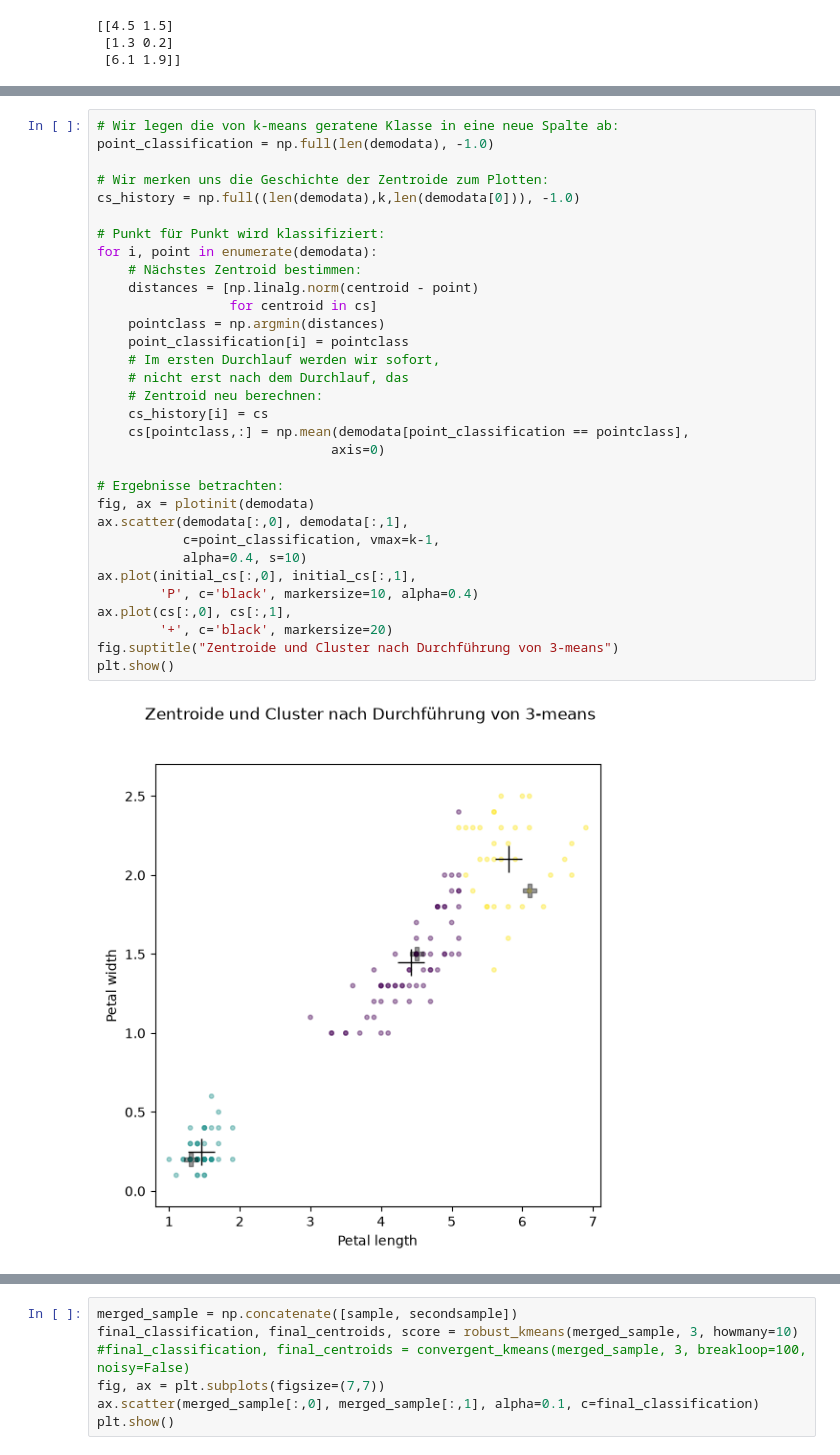
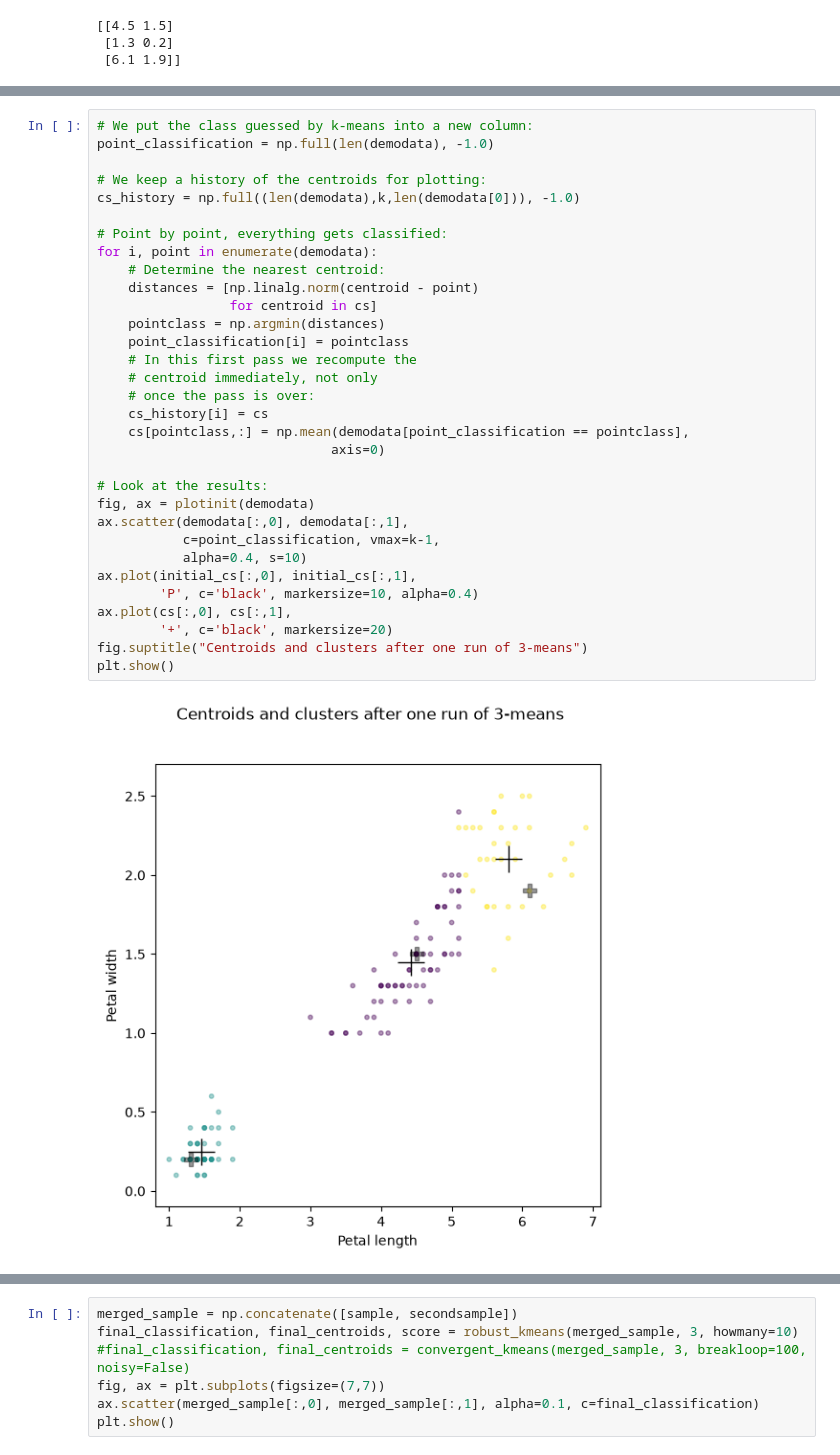
Before and after one commit to konradvoelkel/ds-en, a Jupyter notebook: kmeans.ipynb, the cells around one changed output, grey strips where cells are left out. Saved outputs shown, nothing was run; the diff lists cells and outputs as text.

```diff
--- a/kmeans.ipynb
+++ b/kmeans.ipynb
@@ -98,34 +96,34 @@ plt.show()
 # %%
-# Wir legen die von k-means geratene Klasse in eine neue Spalte ab:
+# We put the class guessed by k-means into a new column:
 point_classification = np.full(len(demodata), -1.0)
 
-# Wir merken uns die Geschichte der Zentroide zum Plotten:
+# We keep a history of the centroids for plotting:
 cs_history = np.full((len(demodata),k,len(demodata[0])), -1.0)
 
-# Punkt für Punkt wird klassifiziert:
+# Point by point, everything gets classified:
 for i, point in enumerate(demodata):
-    # Nächstes Zentroid bestimmen:
+    # Determine the nearest centroid:
     distances = [np.linalg.norm(centroid - point)
                  for centroid in cs]
     pointclass = np.argmin(distances)
     point_classification[i] = pointclass
-    # Im ersten Durchlauf werden wir sofort,
-    # nicht erst nach dem Durchlauf, das
-    # Zentroid neu berechnen:
+    # In this first pass we recompute the
+    # centroid immediately, not only
+    # once the pass is over:
     cs_history[i] = cs
     cs[pointclass,:] = np.mean(demodata[point_classification == pointclass],
                               axis=0)
 
-# Ergebnisse betrachten:
+# Look at the results:
 fig, ax = plotinit(demodata)
 ax.scatter(demodata[:,0], demodata[:,1],
            c=point_classification, vmax=k-1,
            alpha=0.4, s=10)
 ax.plot(initial_cs[:,0], initial_cs[:,1],
         'P', c='black', markersize=10, alpha=0.4)
 ax.plot(cs[:,0], cs[:,1],
         '+', c='black', markersize=20)
-fig.suptitle("Zentroide und Cluster nach Durchführung von 3-means")
+fig.suptitle("Centroids and clusters after one run of 3-means")
 plt.show()
 # %% [output]
-[figure, old version]
+[figure, new version]
```
Also changed, not shown: parts of 46 cells of this notebook, 11 other files.
